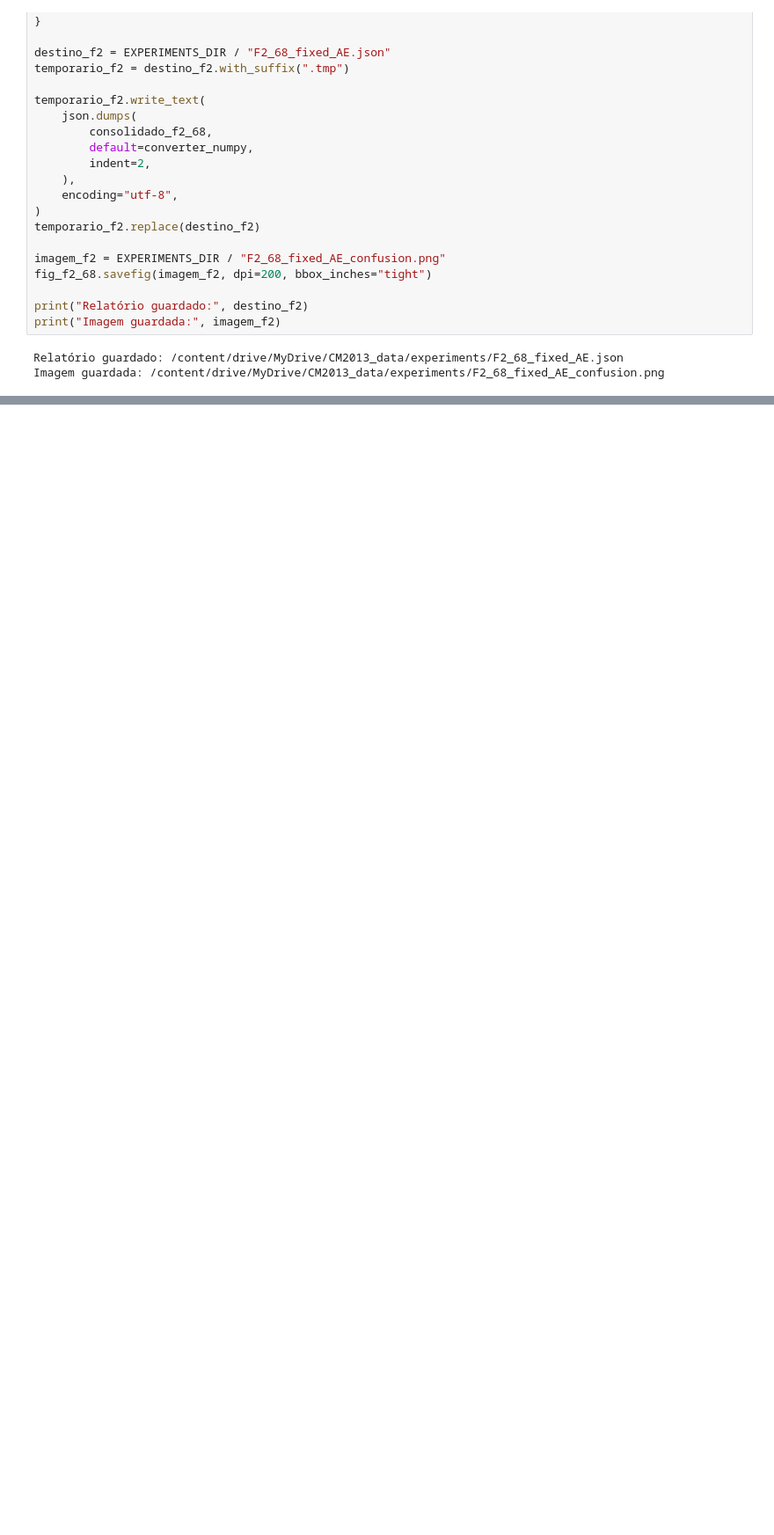
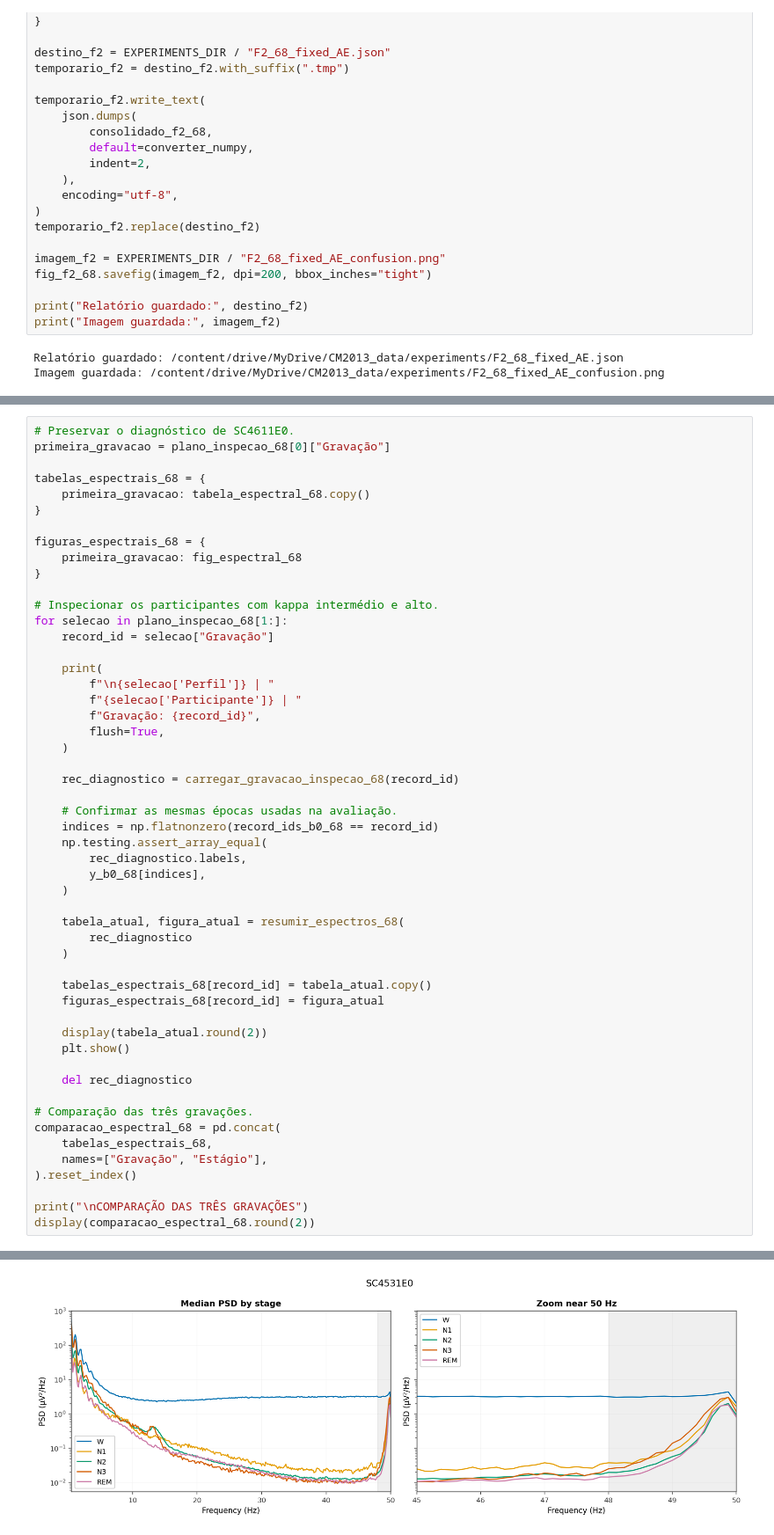
Before and after one commit to hel-fortuny/CM2013_SleepEDF_GroupT1, a Jupyter notebook: capstone_viggy.ipynb, the cells around one changed output, grey strips where cells are left out. Shown at 88% size. Cells and saved outputs as stored; diff of their text form; blank space fills up the shorter version.

```diff
--- a/capstone_viggy.ipynb
+++ b/capstone_viggy.ipynb
@@ -2700,0 +2993,53 @@ Imagem guardada: /content/drive/MyDrive/CM2013_data/experiments/F2_68_fixed_AE_c
+# %%
+# Preservar o diagnóstico de SC4611E0.
+primeira_gravacao = plano_inspecao_68[0]["Gravação"]
+
+tabelas_espectrais_68 = {
+    primeira_gravacao: tabela_espectral_68.copy()
+}
+
+figuras_espectrais_68 = {
+    primeira_gravacao: fig_espectral_68
+}
+
+# Inspecionar os participantes com kappa intermédio e alto.
+for selecao in plano_inspecao_68[1:]:
+    record_id = selecao["Gravação"]
+
+    print(
+        f"\n{selecao['Perfil']} | "
+        f"{selecao['Participante']} | "
+        f"Gravação: {record_id}",
+        flush=True,
+    )
+
+    rec_diagnostico = carregar_gravacao_inspecao_68(record_id)
+
+    # Confirmar as mesmas épocas usadas na avaliação.
+    indices = np.flatnonzero(record_ids_b0_68 == record_id)
+    np.testing.assert_array_equal(
+        rec_diagnostico.labels,
+        y_b0_68[indices],
+    )
+
+    tabela_atual, figura_atual = resumir_espectros_68(
+        rec_diagnostico
+    )
+
+    tabelas_espectrais_68[record_id] = tabela_atual.copy()
+    figuras_espectrais_68[record_id] = figura_atual
+
+    display(tabela_atual.round(2))
+    plt.show()
+
+    del rec_diagnostico
+
+# Comparação das três gravações.
+comparacao_espectral_68 = pd.concat(
+    tabelas_espectrais_68,
+    names=["Gravação", "Estágio"],
+).reset_index()
+
+print("\nCOMPARAÇÃO DAS TRÊS GRAVAÇÕES")
+display(comparacao_espectral_68.round(2))
+# %% [output]
@@ -2700,0 +3054 @@ Imagem guardada: /content/drive/MyDrive/CM2013_data/experiments/F2_68_fixed_AE_c
+[figure, added]
```
Also changed, not shown: parts of 11 cells of this notebook, 1 other file.
